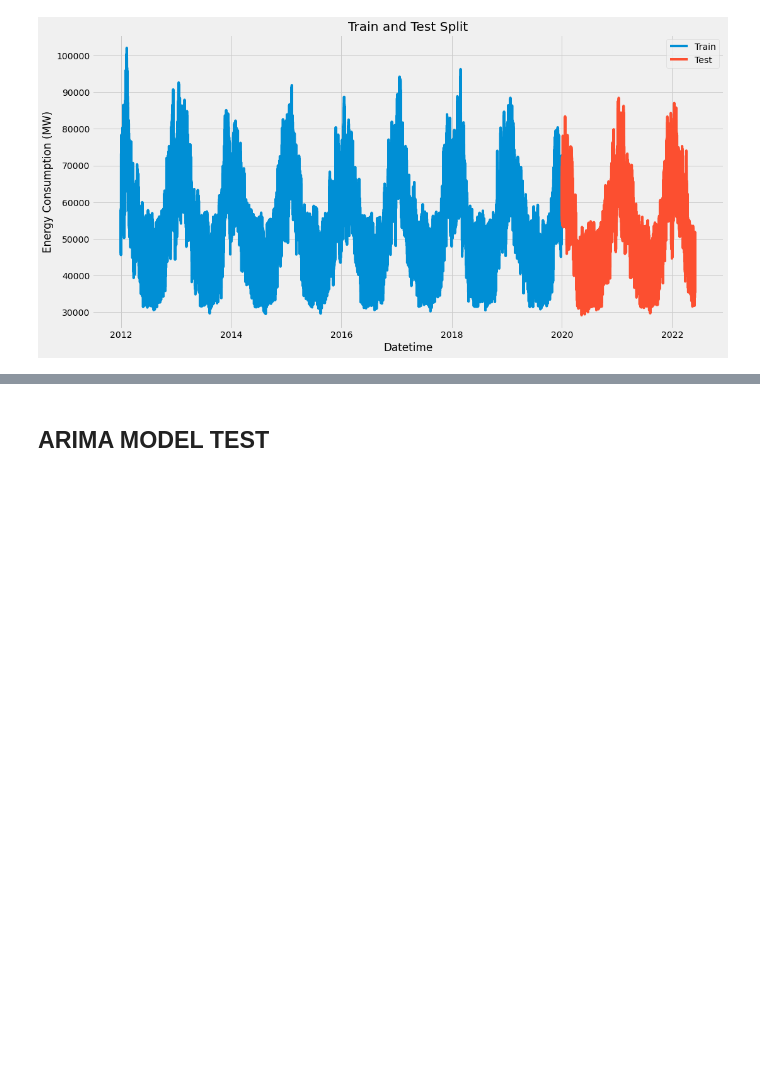
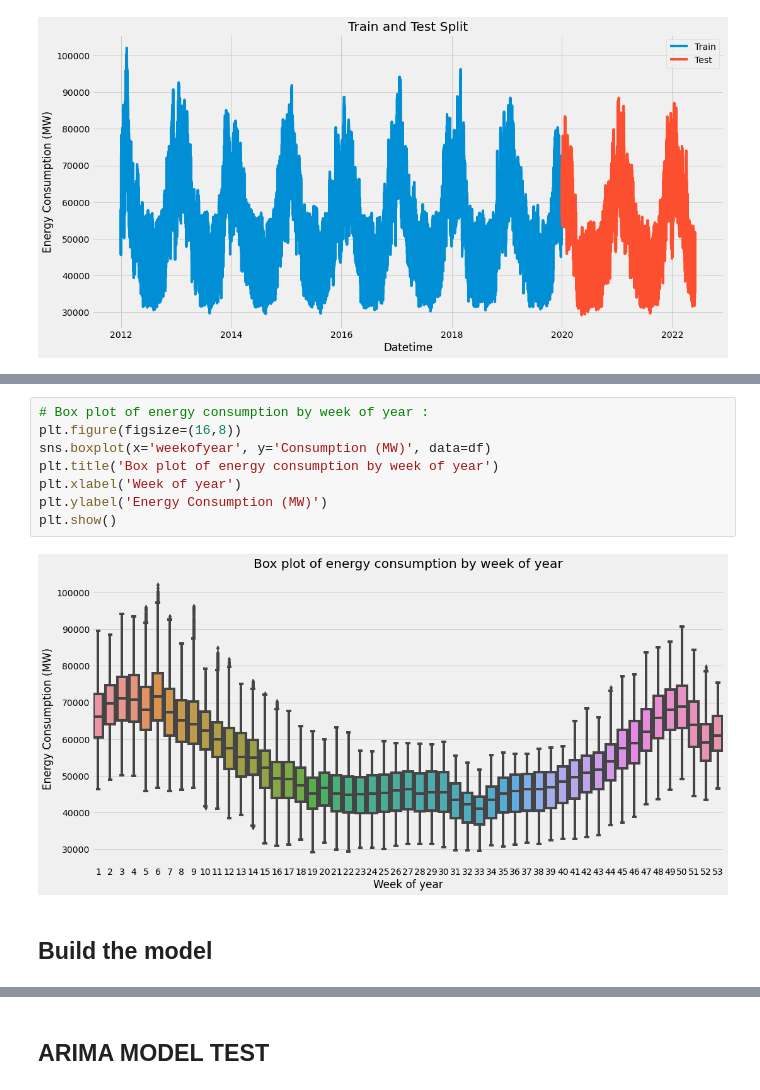
Before and after one commit to kronodel/Final-Project---IronHack-Paris, a Jupyter notebook: Machine_Learning/Machine_Learning_Energy.ipynb, the cells around one changed output, grey strips where cells are left out. Saved outputs shown, nothing was run; the diff lists cells and outputs as text; blank space fills up the shorter version.

```diff
--- a/Machine_Learning/Machine_Learning_Energy.ipynb
+++ b/Machine_Learning/Machine_Learning_Energy.ipynb
@@ -126,0 +158,12 @@ plt.show()
+# %%
+# Box plot of energy consumption by week of year :
+plt.figure(figsize=(16,8))
+sns.boxplot(x='weekofyear', y='Consumption (MW)', data=df)
+plt.title('Box plot of energy consumption by week of year')
+plt.xlabel('Week of year')
+plt.ylabel('Energy Consumption (MW)')
+plt.show()
+# %% [output]
+[figure, added]
+# %% [markdown]
+## Build the model
```
Also changed, not shown: parts of 20 cells of this notebook, 5 other files.
